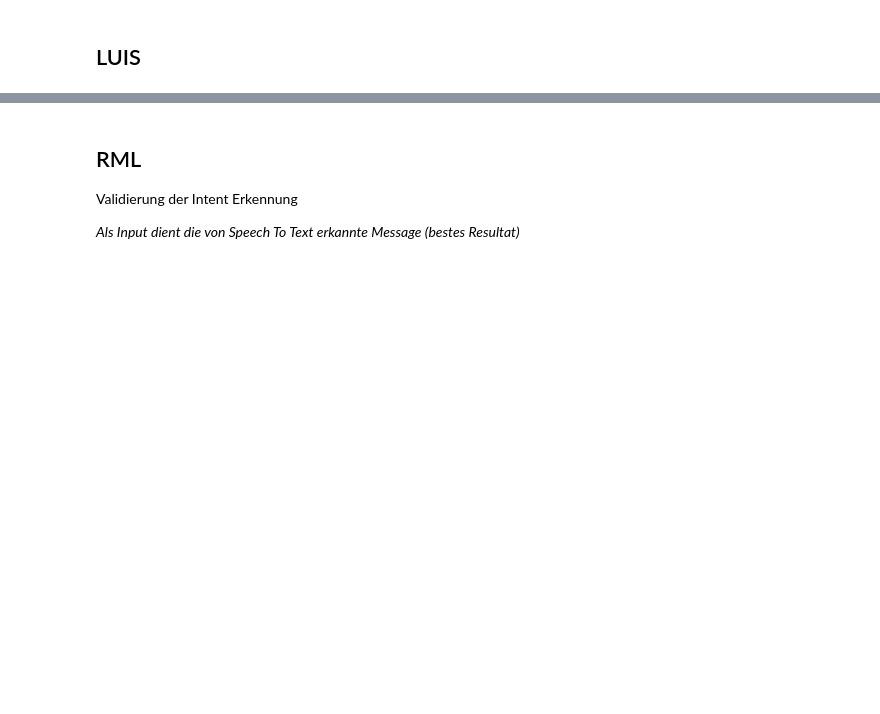
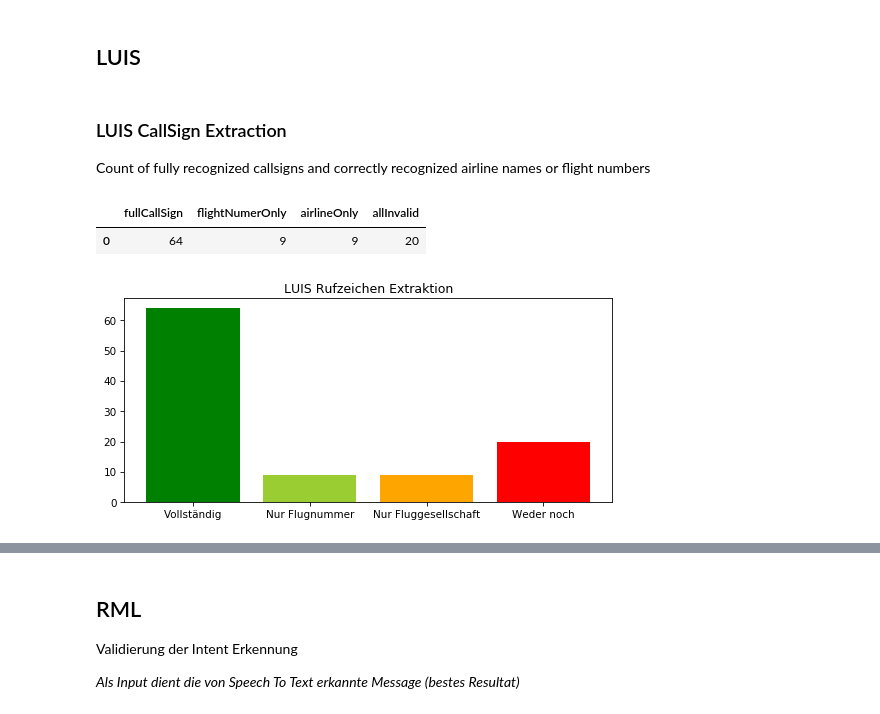
Before and after one commit to vettaioa/FluLoS-Code, a Jupyter notebook: calculation/context/ContextErrorRate.ipynb, the cells around one changed output, grey strips where cells are left out. Drawn from its saved outputs; the diff is of its cells as text; code cells hidden in the pictures; blank space fills up the shorter version.

```diff
--- a/calculation/context/ContextErrorRate.ipynb
+++ b/calculation/context/ContextErrorRate.ipynb
@@ -211,0 +273,27 @@ plt.show()
+# %% [markdown]
+### LUIS CallSign Extraction
+Count of fully recognized callsigns and correctly recognized airline names or flight numbers
+# %%
+pd.DataFrame({
+    'fullCallSign': [luisCallsignResults['fullCallSign']],
+    'flightNumerOnly': [luisCallsignResults['flightNumerOnly']],
+    'airlineOnly': [luisCallsignResults['airlineOnly']],
+    'allInvalid': [luisCallsignResults['allInvalid']],
+})
+# %% [output]
+|  | fullCallSign | flightNumerOnly | airlineOnly | allInvalid |
+| 0 | 64 | 9 | 9 | 20 |
+# %%
+plt.figure(figsize=(8.4, 3.6), dpi=75)
+plt.subplot()
+
+labels = ['Vollständig', 'Nur Flugnummer', 'Nur Fluggesellschaft', 'Weder noch']
+colors = ['green',  'yellowgreen', 'orange', 'red']
+values = [luisCallsignResults[cr] for cr in ['fullCallSign','flightNumerOnly','airlineOnly','allInvalid']]
+
+plt.title('LUIS Rufzeichen Extraktion')
+
+plt.bar(labels, values, color=colors)
+plt.show()
+# %% [output]
+[figure, added]
```
Also changed, not shown: parts of 45 cells of this notebook, 1 other file.
